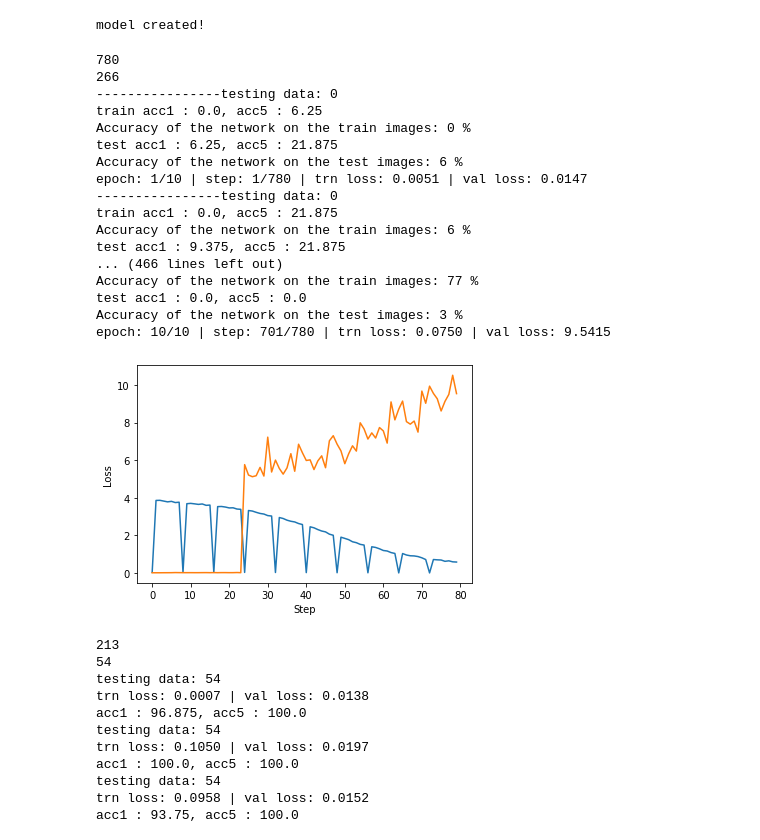
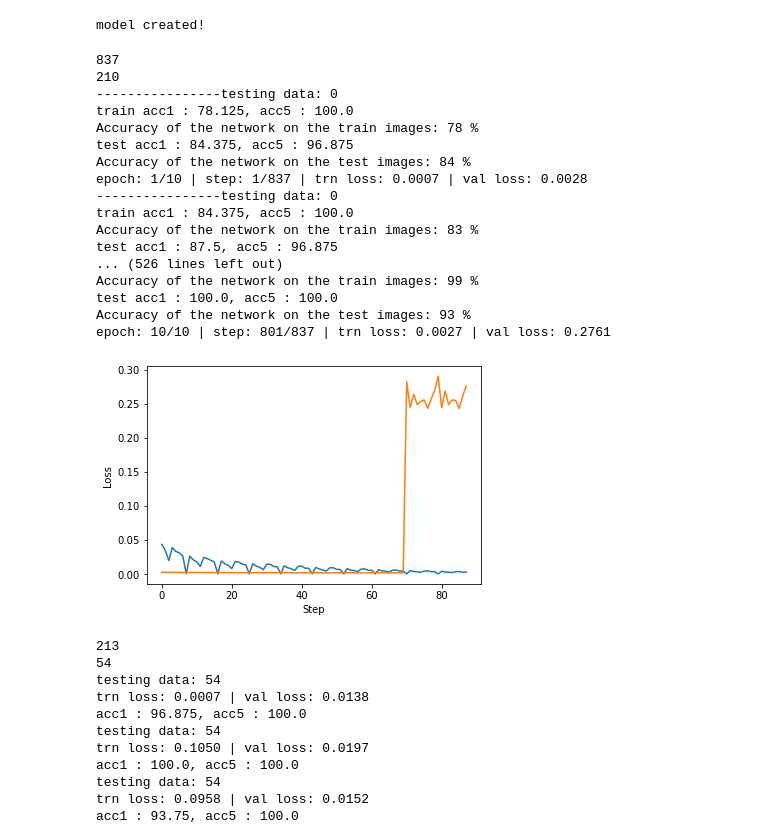
Before and after one commit to CAU-Computer-Vision/Parallel_CNN_car_classifier, a Jupyter notebook: cnn_ensemble.ipynb, the cells around one changed output. Saved outputs shown, nothing was run; the diff lists cells and outputs as text; code cells hidden in the pictures.

Commit message:
parallel resnet 94%
Former-commit-id: 37ab7760233a273ed0c4bdbbef5584f4507cb283 [formerly 5a6444ad3a12754949160a3ba440c0137fb2849d]
Former-commit-id: 3401a381c84fa51871207dd0eaa0e9bfc7c83cb8

```diff
--- a/cnn_ensemble.ipynb
+++ b/cnn_ensemble.ipynb
@@ -126,3 +126,11 @@ torch.cuda.empty_cache()
 # %% [output]
 cuda:0 is available
 True
+# %%
+for i in range(4):
+    img, label = edge_test_sets[i+600]
+    print(labels[label])
+    plt.subplot(241 + i)
+    plt.imshow(np.clip(img.permute(1,2,0),0,1))
+    plt.tight_layout()
+    plt.show()
@@ -173,17 +190,19 @@ class MyEnsemble(nn.Module):
             num_features *= s
         return num_features
 
-resnet101 = torchvision.models.resnet101(pretrained=False)
+resnet101 = torch.load('resnet_whole_img_90%.pt')
 resnet101 = resnet101.cuda()
 
+resnet101_edge = torchvision.models.resnet101(pretrained=False)
+resnet101_edge = resnet101_edge.cuda()
 
-vgg_model = torchvision.models.vgg16(pretrained=False)
-vgg_model = vgg_model.cuda()
+# vgg_model = torchvision.models.vgg16(pretrained=False)
+# vgg_model = vgg_model.cuda()
 # sqnet = torchvision.models.sqnet(pretrained=True)
 # sqnet = torch.load('sqnet_org(1)31(2)75.pt')
 # sqnet.cuda()
 
-model = MyEnsemble(vgg_model, resnet101)
+model = MyEnsemble(resnet101, resnet101_edge)
 model = model.cuda()
 print("model created!")
 #모델 저장
@@ -258,16 +277,16 @@ for epoch in range(num_epochs):
                     val_correct += (predicted == val_label).sum().item()
                     v_loss = criterion(val_output, val_label)
                     val_loss += v_loss
-                    if epoch < 3:
+                    if epoch < 8:
                         break
                 print("----------------testing data: "+ str(j * len(test_loader)))
                 acc1, acc5 = accuracy(model_output, label, topk=(1, 5))
                 print("train acc1 : {}, acc5 : {}".format(acc1[0], acc5[0]))
-                print('Accuracy of the network on the train images: %d %%' % (100 * correct / total))
+                print('Accuracy of the network on the train images: %f %%' % (100 * correct / total))
 
                 acc1, acc5 = accuracy(val_output, val_label, topk=(1, 5))
                 print("test acc1 : {}, acc5 : {}".format(acc1[0], acc5[0]))
-                print('Accuracy of the network on the test images: %d %%' % (100 * val_correct / val_total))
+                print('Accuracy of the network on the test images: %f %%' % (100 * val_correct / val_total))
 
             print("epoch: {}/{} | step: {}/{} | trn loss: {:.4f} | val loss: {:.4f}".format(
                 epoch+1, num_epochs, i+1, len(train_loader), trn_loss / len(train_loader), val_loss / len(test_loader)
@@ -285,34 +304,34 @@ for epoch in range(num_epochs):
     # scheduler.step()
 #plotting the loss chart
 # %% [output]
-780
-266
+837
+210
 ----------------testing data: 0
-train acc1 : 0.0, acc5 : 6.25
-Accuracy of the network on the train images: 0 %
-test acc1 : 6.25, acc5 : 21.875
-Accuracy of the network on the test images: 6 %
-epoch: 1/10 | step: 1/780 | trn loss: 0.0051 | val loss: 0.0147
+train acc1 : 78.125, acc5 : 100.0
+Accuracy of the network on the train images: 78 %
+test acc1 : 84.375, acc5 : 96.875
+Accuracy of the network on the test images: 84 %
+epoch: 1/10 | step: 1/837 | trn loss: 0.0007 | val loss: 0.0028
 ----------------testing data: 0
-train acc1 : 0.0, acc5 : 21.875
-Accuracy of the network on the train images: 6 %
-test acc1 : 9.375, acc5 : 21.875
-... (466 lines left out)
-Accuracy of the network on the train images: 77 %
-test acc1 : 0.0, acc5 : 0.0
-Accuracy of the network on the test images: 3 %
-epoch: 10/10 | step: 701/780 | trn loss: 0.0750 | val loss: 9.5415
+train acc1 : 84.375, acc5 : 100.0
+Accuracy of the network on the train images: 83 %
+test acc1 : 87.5, acc5 : 96.875
+... (526 lines left out)
+Accuracy of the network on the train images: 99 %
+test acc1 : 100.0, acc5 : 100.0
+Accuracy of the network on the test images: 93 %
+epoch: 10/10 | step: 801/837 | trn loss: 0.0027 | val loss: 0.2761
 # %%
 
 # plt.plot([x in x.cpu() from trn_loss_list])
 val = []
-for l in val_loss_list:
+for l in val_loss_list[2:]:
     val.append(l.cpu())
-plt.plot(trn_loss_list)
+plt.plot(trn_loss_list[2:])
 plt.plot(val)
 plt.xlabel("Step")
 plt.ylabel("Loss")
 plt.show()
 # %% [output]
-[figure, old version]
+[figure, new version]
 # %%
```
Also changed, not shown: parts of 5 cells of this notebook.
